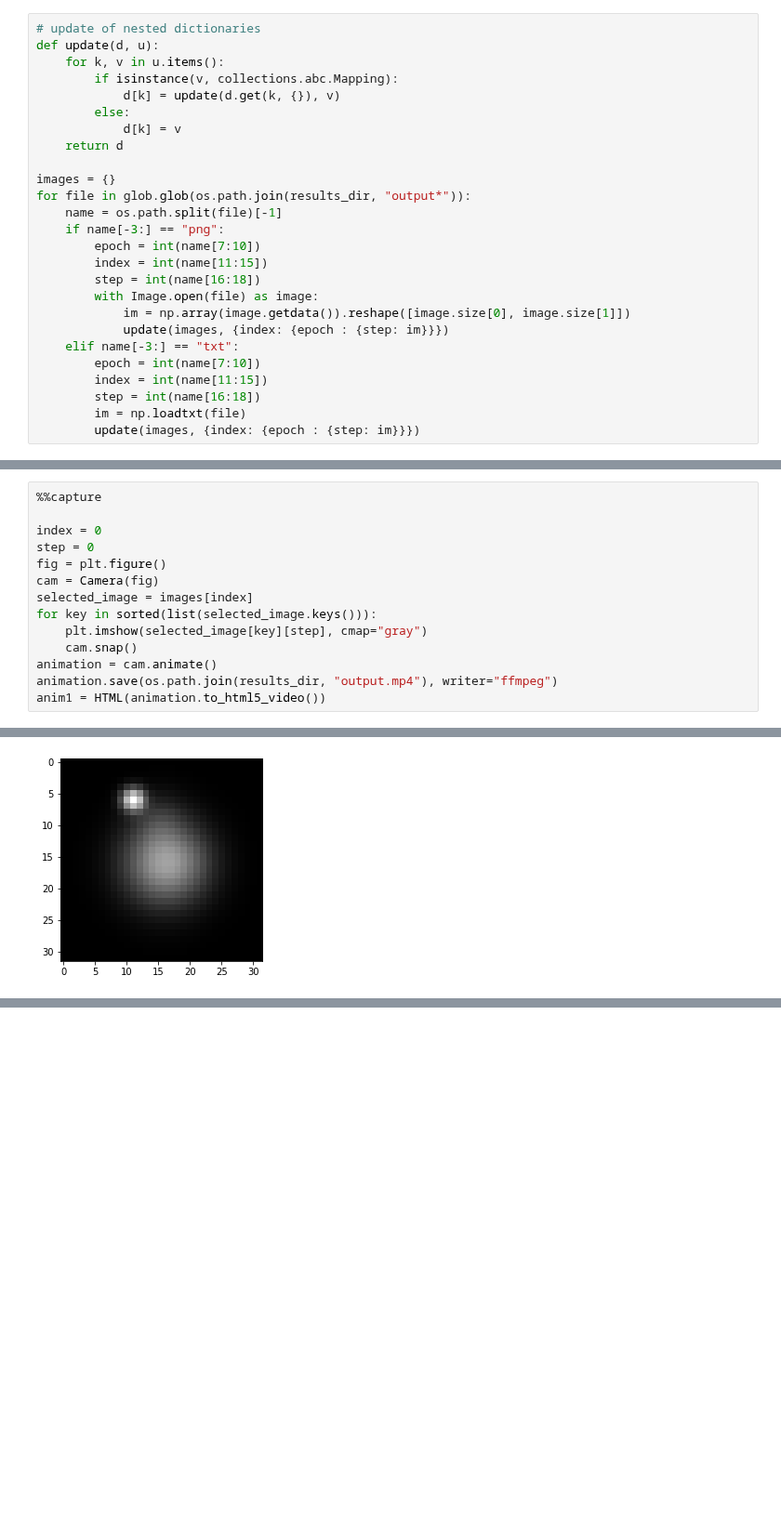
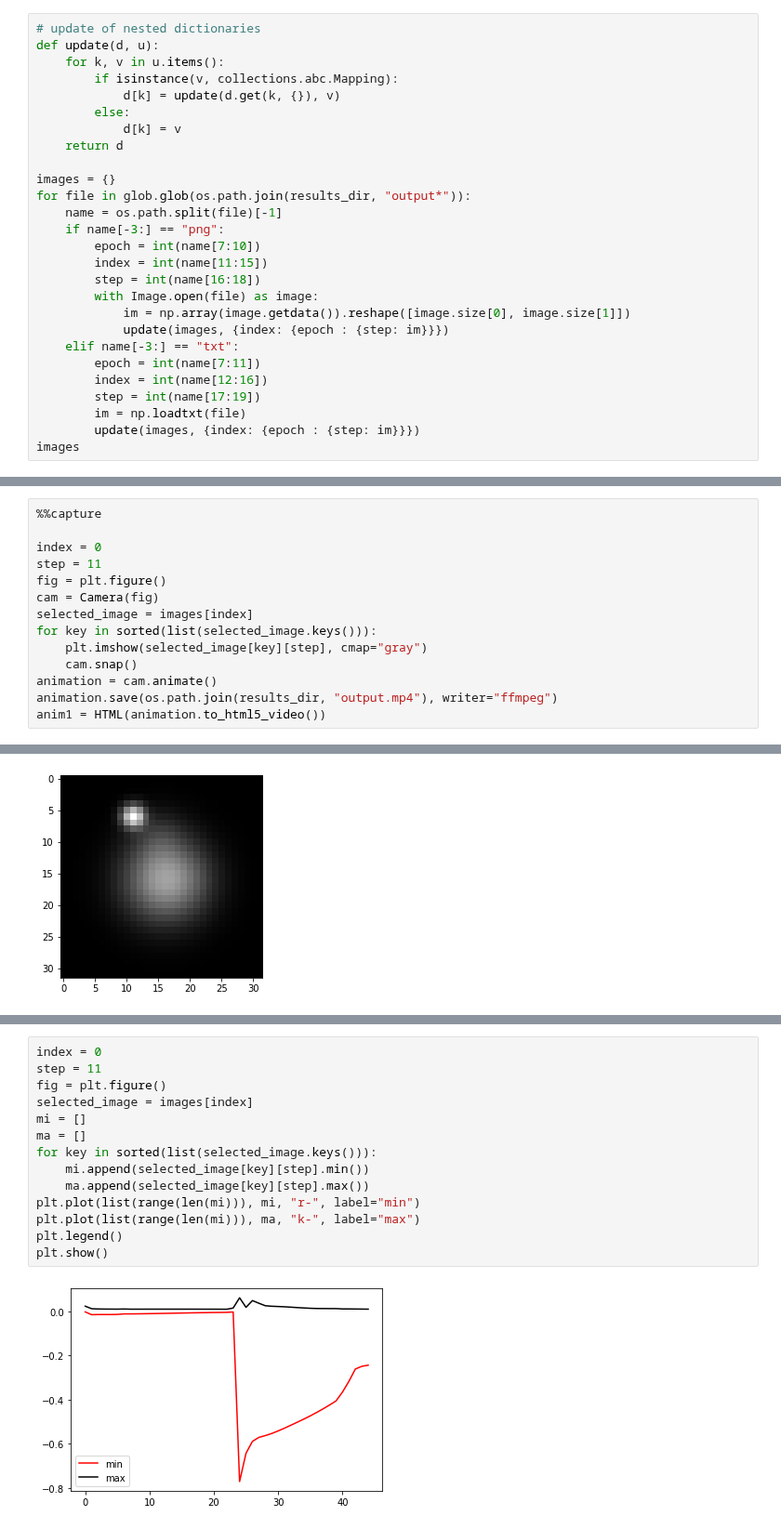
Before and after one commit to AlexandreAdam/ExoRIM, a Jupyter notebook: notebooks/analyse_20-06-07_22-42-35.ipynb, the cells around one changed output, grey strips where cells are left out. Shown at 93% size. Drawn from its saved outputs; the diff is of its cells as text; blank space fills up the shorter version.

```diff
--- a/notebooks/analyse_20-06-07_22-42-35.ipynb
+++ b/notebooks/analyse_20-06-07_22-42-35.ipynb
@@ -60,8 +60,9 @@ for file in glob.glob(os.path.join(results_dir, "output*")):
             im = np.array(image.getdata()).reshape([image.size[0], image.size[1]])
             update(images, {index: {epoch : {step: im}}})
     elif name[-3:] == "txt":
-        epoch = int(name[7:10])
-        index = int(name[11:15])
-        step = int(name[16:18])
+        epoch = int(name[7:11])
+        index = int(name[12:16])
+        step = int(name[17:19])
         im = np.loadtxt(file)
         update(images, {index: {epoch : {step: im}}})
+images
@@ -80,7 +99,7 @@ for file in glob.glob(os.path.join(train_data_dir, "image[0-9]*")):
 %%capture
 
 index = 0
-step = 0
+step = 11
 fig = plt.figure()
 cam = Camera(fig)
 selected_image = images[index]
@@ -138,0 +140,16 @@ images[0][34][]
+# %%
+index = 0
+step = 11
+fig = plt.figure()
+selected_image = images[index]
+mi = []
+ma = []
+for key in sorted(list(selected_image.keys())):
+    mi.append(selected_image[key][step].min())
+    ma.append(selected_image[key][step].max())
+plt.plot(list(range(len(mi))), mi, "r-", label="min")
+plt.plot(list(range(len(mi))), ma, "k-", label="max")
+plt.legend()
+plt.show()
+# %% [output]
+[figure, added]
```
Also changed, not shown: parts of 5 cells of this notebook, 1 other file.
